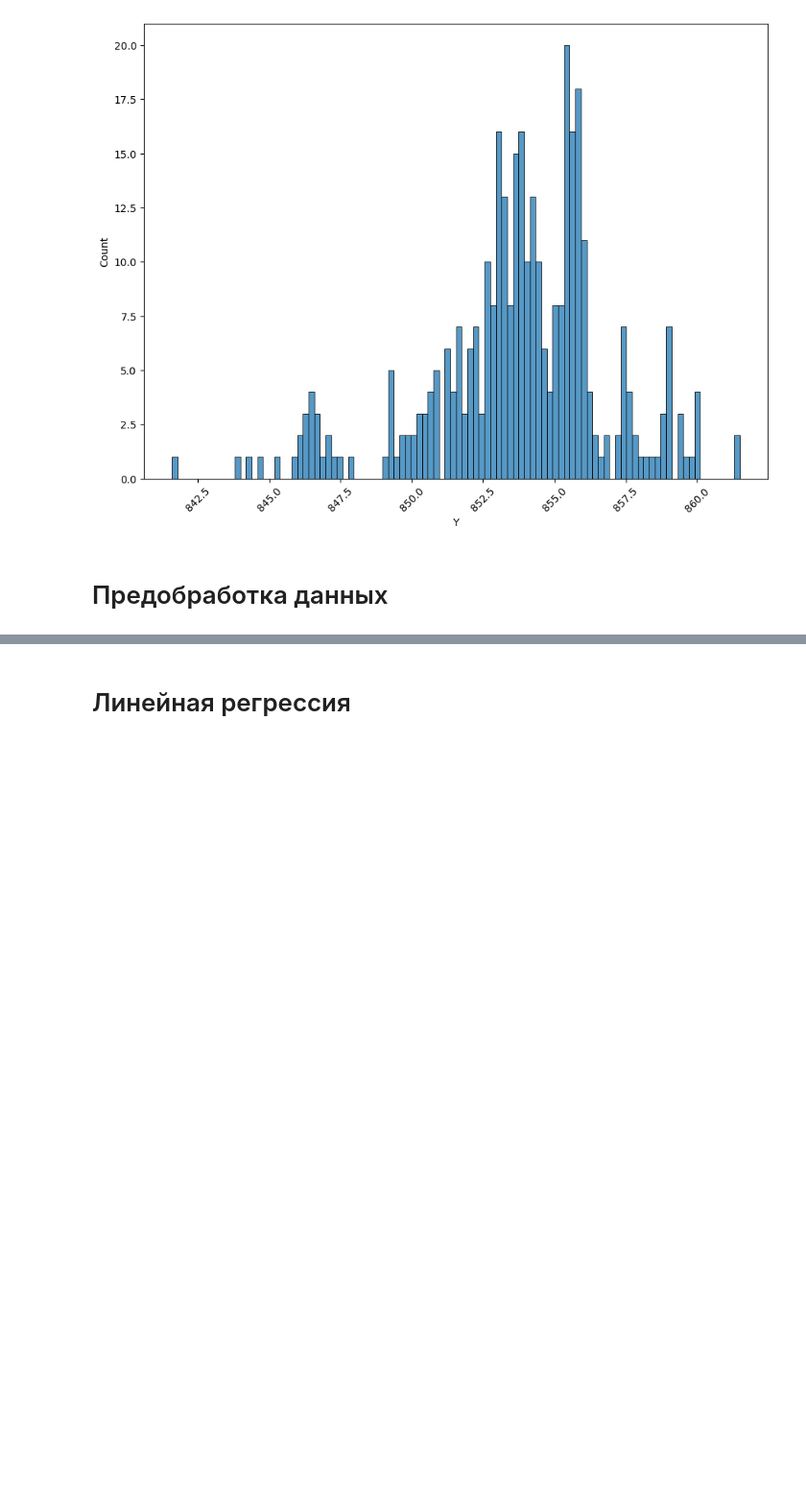
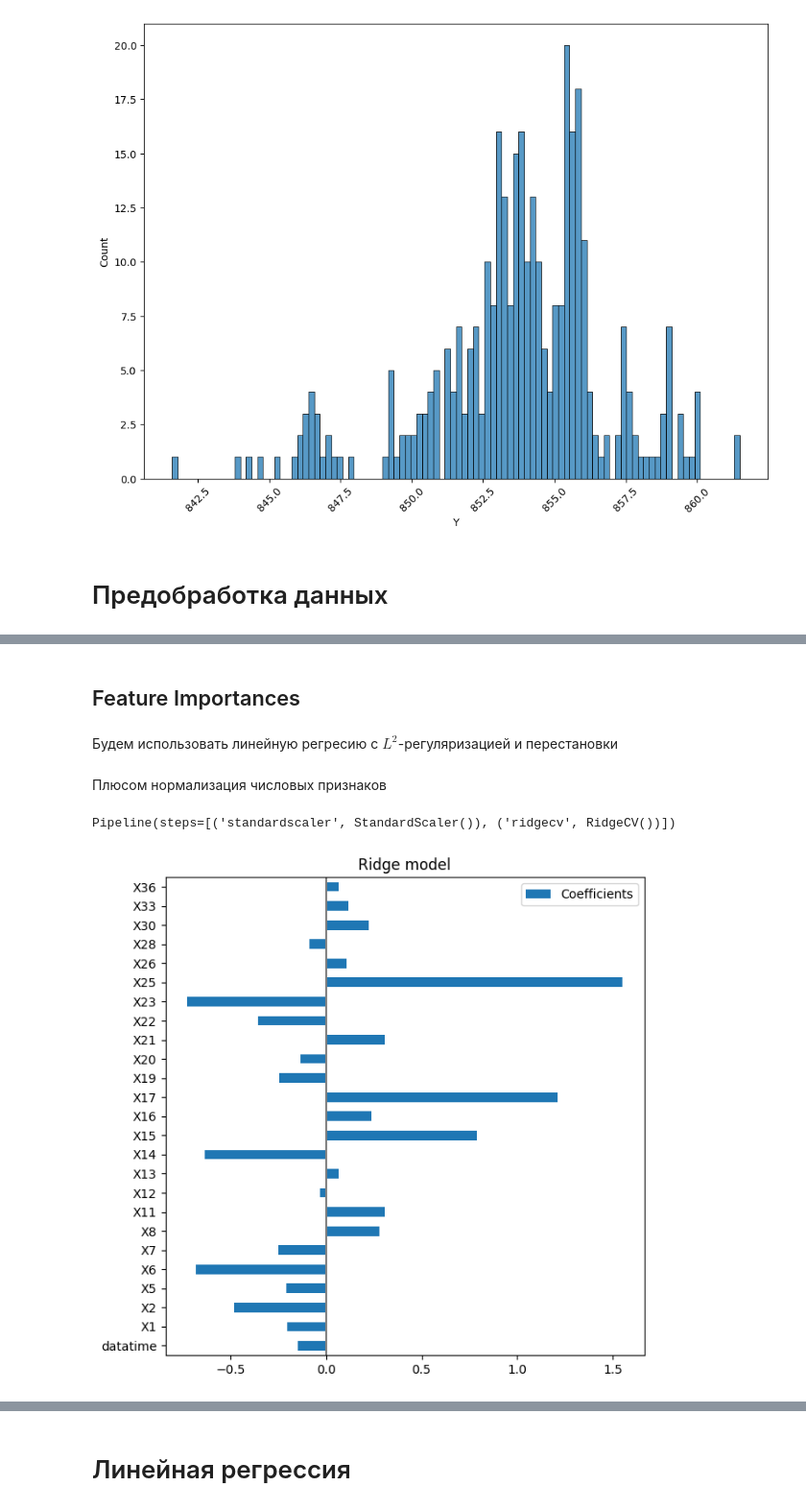
Before and after one commit to WastingT-me/GPN-test, a Jupyter notebook: LinReg.ipynb, the cells around one changed output, grey strips where cells are left out. Shown: that part at 96% size. Saved outputs shown, nothing was run; the diff lists cells and outputs as text; code cells hidden in the pictures; blank space fills up the shorter version.

Commit message:
Add Feature Importances & more detailed data analysis

```diff
--- a/LinReg.ipynb
+++ b/LinReg.ipynb
@@ -136,0 +128,5 @@ X_test_num = scaler.transform(X_test_num)
+# %%
+X_train = df_corr.iloc[:int(0.8*len(df))].drop("Y", axis=1)
+X_test = df_corr.iloc[int(0.8*len(df)):].drop("Y", axis=1)
+y_train = df_corr['Y'].iloc[:int(0.8*len(df))]
+y_test = df_corr['Y'].iloc[int(0.8*len(df)):]
@@ -136,0 +149,27 @@ X_test_num = scaler.transform(X_test_num)
+# %% [markdown]
+## Feature Importances
+# %% [markdown]
+Будем использовать линейную регресию с $L^2$-регуляризацией и перестановки
+# %% [markdown]
+Плюсом нормализация числовых признаков
+# %%
+from sklearn.linear_model import RidgeCV
+from sklearn.pipeline import make_pipeline
+from sklearn.preprocessing import StandardScaler
+
+model = make_pipeline(StandardScaler(), RidgeCV())
+
+model.fit(X_train, y_train)
+# %% [output]
+Pipeline(steps=[('standardscaler', StandardScaler()), ('ridgecv', RidgeCV())])
+# %%
+coefs = pd.DataFrame(
+    model[1].coef_, columns=["Coefficients"], index=df_corr.drop("Y", axis=1).columns
+)
+
+coefs.plot(kind="barh", figsize=(9, 7))
+plt.title("Ridge model")
+plt.axvline(x=0, color=".5")
+plt.subplots_adjust(left=0.3)
+# %% [output]
+[figure, added]
```
Also changed, not shown: parts of 20 cells of this notebook.
